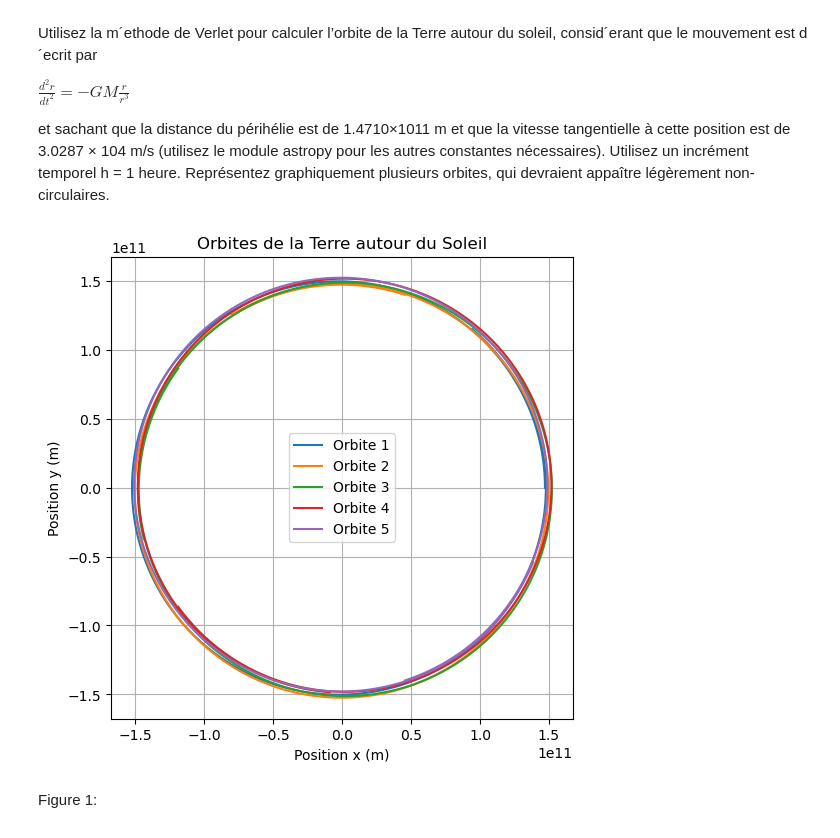
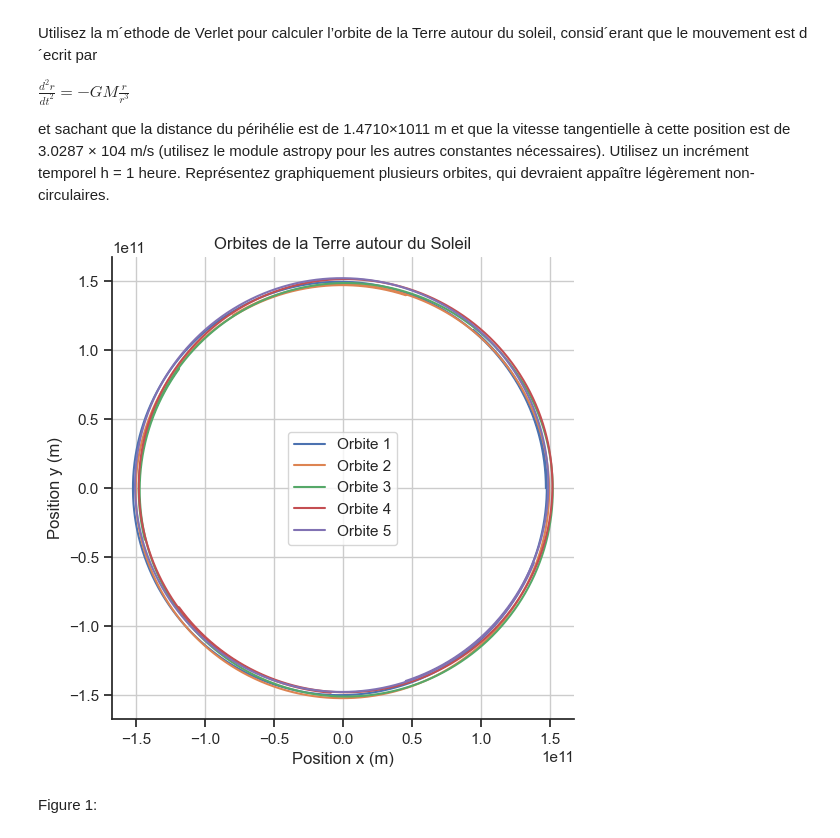
Before and after one commit to BETRU21/PhysNum, a Jupyter notebook: TP3/TP3_PhilippeTruchon_SamuelFortin_BenjaminTrudel.ipynb, the cells around one changed output. Saved outputs shown, nothing was run; the diff lists cells and outputs as text; code cells hidden in the pictures.

```diff
--- a/TP3/TP3_PhilippeTruchon_SamuelFortin_BenjaminTrudel.ipynb
+++ b/TP3/TP3_PhilippeTruchon_SamuelFortin_BenjaminTrudel.ipynb
@@ -21,7 +21,14 @@ plusieurs orbites, qui devraient appaître légèrement non-circulaires.
 # %%
 import numpy as np
 import matplotlib.pyplot as plt
+import seaborn as sns
 from astropy import constants as const
+
+sns.set_theme(style="ticks", palette="deep")
+
+plt.rcParams["axes.spines.right"] = False
+plt.rcParams["axes.spines.top"] = False
+
 
 # Constantes
 G = const.G.value  # Constante gravitationnelle
@@ -51,34 +58,34 @@ def verlet_method(r0, v0, dt, steps):
 # Paramètres de simulation
 dt = 3600  # 1 heure en secondes
 num_steps = 10000  # Nombre de pas de temps
 
 # Conditions initiales pour différentes orbites
 r_perihelion = 1.4710e11  # m
 v_perihelion = 3.0287e4  # m/s
 num_orbits = 5  # Nombre d'orbites à tracer
 
 # Plot de plusieurs orbites
 plt.figure(figsize=(8, 6))
 for i in range(num_orbits):
     # Décalage de l'angle initial pour chaque orbite
     theta_shift = 2 * np.pi * i / num_orbits
     # Conditions initiales pour cette orbite
     r0 = np.array([r_perihelion * np.cos(theta_shift), r_perihelion * np.sin(theta_shift)])
     v0 = np.array([-v_perihelion * np.sin(theta_shift), v_perihelion * np.cos(theta_shift)])
     # Calcul de l'orbite
     orbit = verlet_method(r0, v0, dt, num_steps)
     # Plot de l'orbite
     plt.plot(orbit[:, 0], orbit[:, 1], label=f'Orbite {i+1}')
 
 plt.xlabel('Position x (m)')
 plt.ylabel('Position y (m)')
 plt.title('Orbites de la Terre autour du Soleil')
 plt.gca().set_aspect('equal', adjustable='box')
 plt.grid(True)
 plt.legend()
 plt.show()
 # %% [output]
-[figure, old version]
+[figure, new version]
 # %% [markdown]
 Figure 1:
 # %% [markdown]
```
Also changed, not shown: parts of 1 cell of this notebook.
